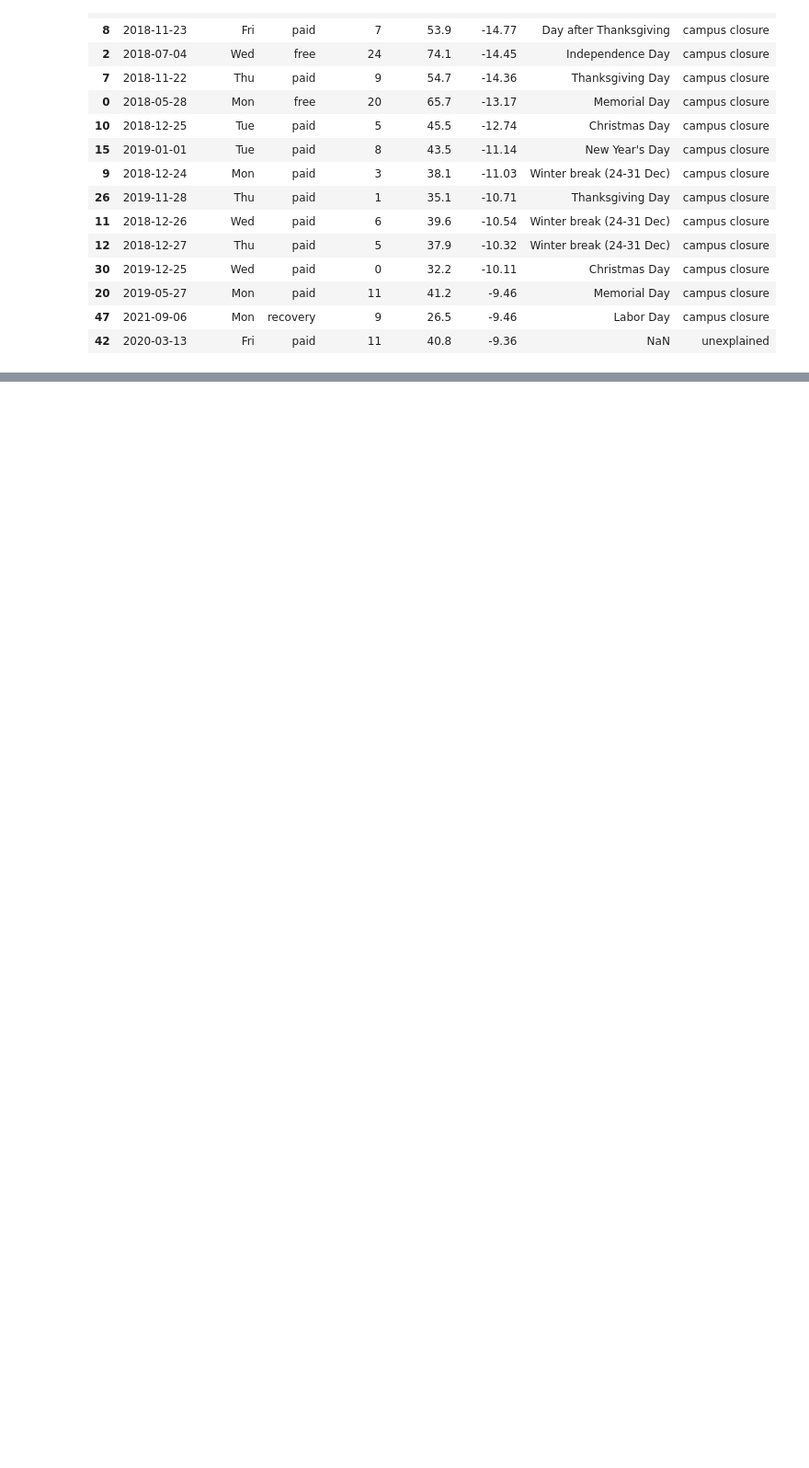
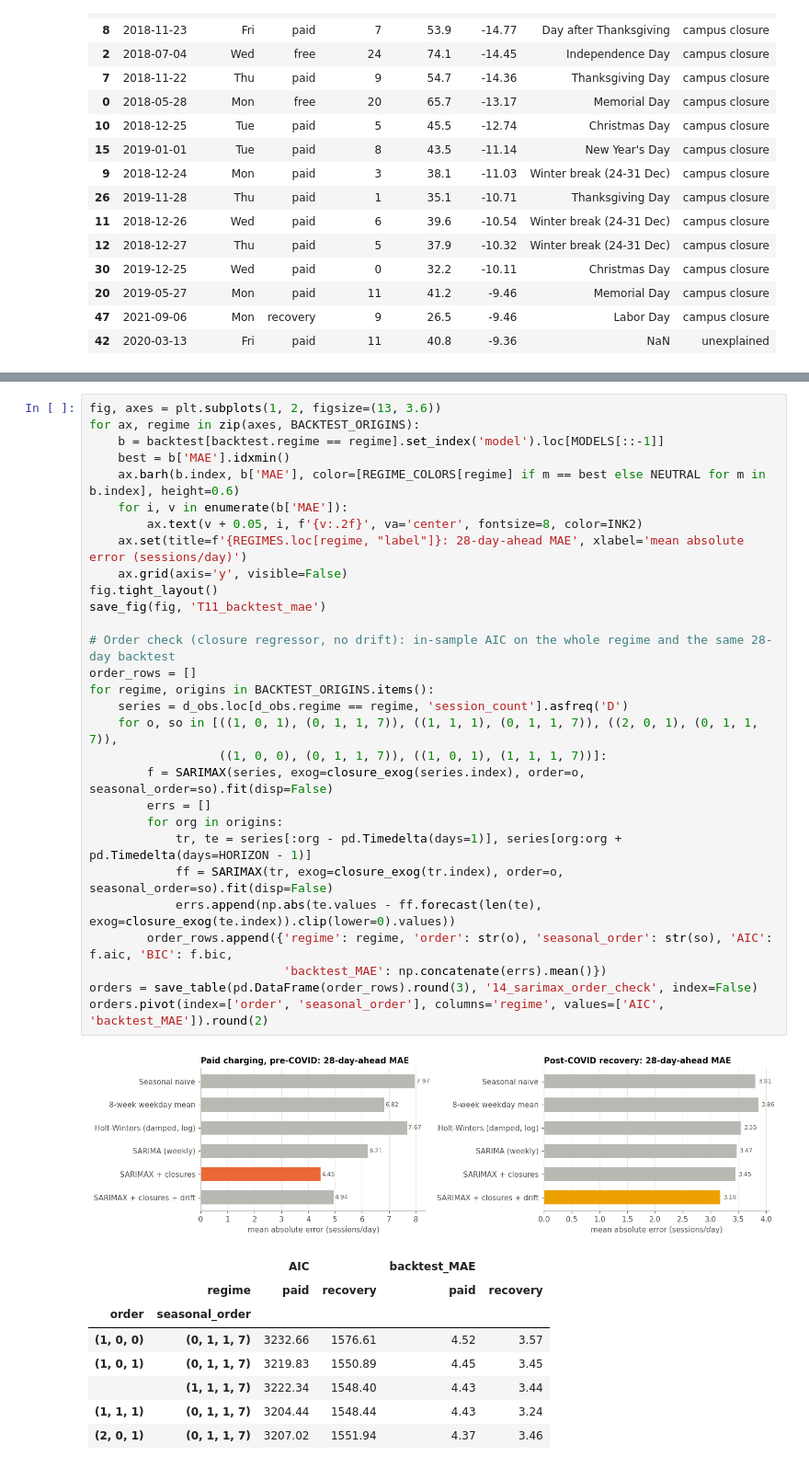
Before and after one commit to Gnanesh-12/EV-Charging-Demand-Analytics, a Jupyter notebook: notebooks/EV_Charging_Demand_Analysis_i16.ipynb, the cells around one changed output, grey strips where cells are left out. Shown at 92% size. Cells and saved outputs as stored; diff of their text form; blank space fills up the shorter version.

```diff
--- a/notebooks/EV_Charging_Demand_Analysis_i16.ipynb
+++ b/notebooks/EV_Charging_Demand_Analysis_i16.ipynb
@@ -890,0 +1001,39 @@ COVID shock: 196 sessions/week in the 8 weeks before the shutdown -> 8.2 from Ap
+# %%
+fig, axes = plt.subplots(1, 2, figsize=(13, 3.6))
+for ax, regime in zip(axes, BACKTEST_ORIGINS):
+    b = backtest[backtest.regime == regime].set_index('model').loc[MODELS[::-1]]
+    best = b['MAE'].idxmin()
+    ax.barh(b.index, b['MAE'], color=[REGIME_COLORS[regime] if m == best else NEUTRAL for m in b.index], height=0.6)
+    for i, v in enumerate(b['MAE']):
+        ax.text(v + 0.05, i, f'{v:.2f}', va='center', fontsize=8, color=INK2)
+    ax.set(title=f'{REGIMES.loc[regime, "label"]}: 28-day-ahead MAE', xlabel='mean absolute error (sessions/day)')
+    ax.grid(axis='y', visible=False)
+fig.tight_layout()
+save_fig(fig, 'T11_backtest_mae')
+
+# Order check (closure regressor, no drift): in-sample AIC on the whole regime and the same 28-day backtest
+order_rows = []
+for regime, origins in BACKTEST_ORIGINS.items():
+    series = d_obs.loc[d_obs.regime == regime, 'session_count'].asfreq('D')
+    for o, so in [((1, 0, 1), (0, 1, 1, 7)), ((1, 1, 1), (0, 1, 1, 7)), ((2, 0, 1), (0, 1, 1, 7)),
+                  ((1, 0, 0), (0, 1, 1, 7)), ((1, 0, 1), (1, 1, 1, 7))]:
+        f = SARIMAX(series, exog=closure_exog(series.index), order=o, seasonal_order=so).fit(disp=False)
+        errs = []
+        for org in origins:
+            tr, te = series[:org - pd.Timedelta(days=1)], series[org:org + pd.Timedelta(days=HORIZON - 1)]
+            ff = SARIMAX(tr, exog=closure_exog(tr.index), order=o, seasonal_order=so).fit(disp=False)
+            errs.append(np.abs(te.values - ff.forecast(len(te), exog=closure_exog(te.index)).clip(lower=0).values))
+        order_rows.append({'regime': regime, 'order': str(o), 'seasonal_order': str(so), 'AIC': f.aic, 'BIC': f.bic,
+                           'backtest_MAE': np.concatenate(errs).mean()})
+orders = save_table(pd.DataFrame(order_rows).round(3), '14_sarimax_order_check', index=False)
+orders.pivot(index=['order', 'seasonal_order'], columns='regime', values=['AIC', 'backtest_MAE']).round(2)
+# %% [output]
+[figure, added]
+|  |  | AIC |  | backtest_MAE |  |
+|  | regime | paid | recovery | paid | recovery |
+| order | seasonal_order |  |  |  |  |
+| (1, 0, 0) | (0, 1, 1, 7) | 3232.66 | 1576.61 | 4.52 | 3.57 |
+| (1, 0, 1) | (0, 1, 1, 7) | 3219.83 | 1550.89 | 4.45 | 3.45 |
+|  | (1, 1, 1, 7) | 3222.34 | 1548.40 | 4.43 | 3.44 |
+| (1, 1, 1) | (0, 1, 1, 7) | 3204.44 | 1548.44 | 4.43 | 3.24 |
+| (2, 0, 1) | (0, 1, 1, 7) | 3207.02 | 1551.94 | 4.37 | 3.46 |
```
Also changed, not shown: parts of 5 cells of this notebook, 3 other files.
